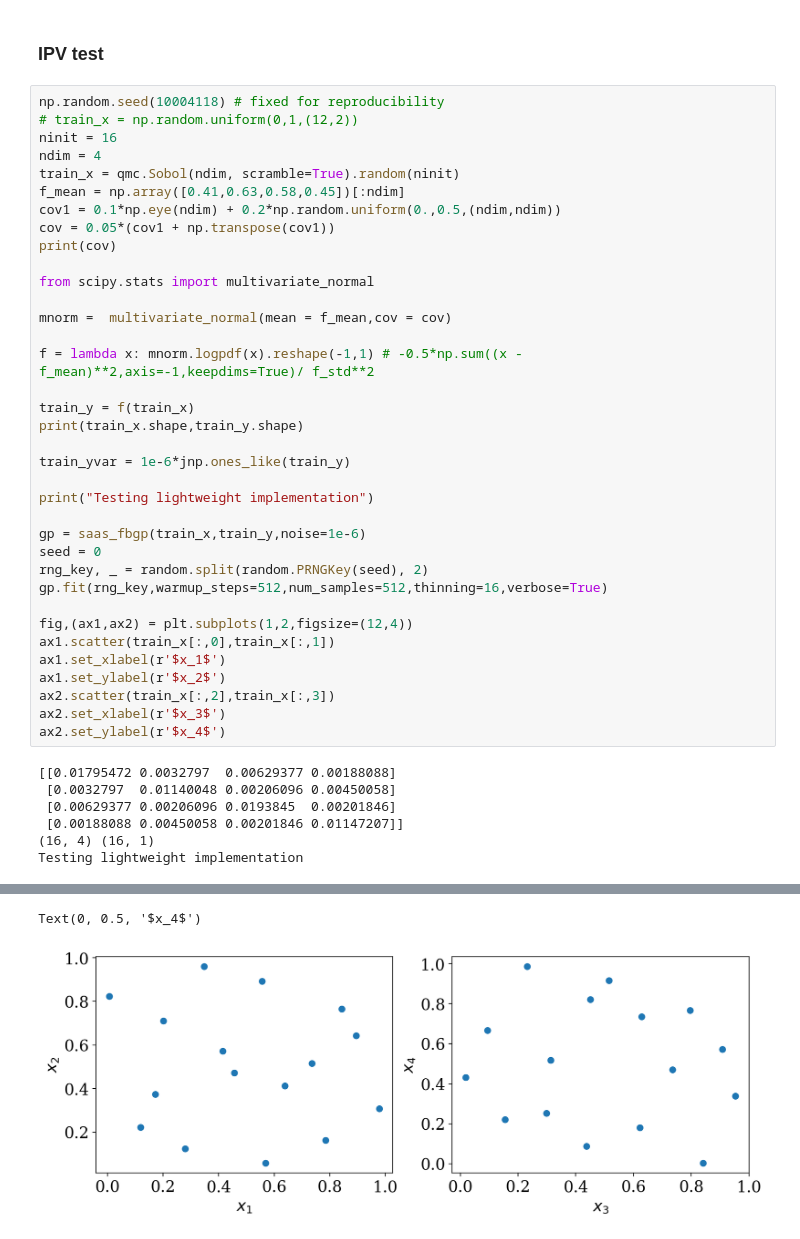
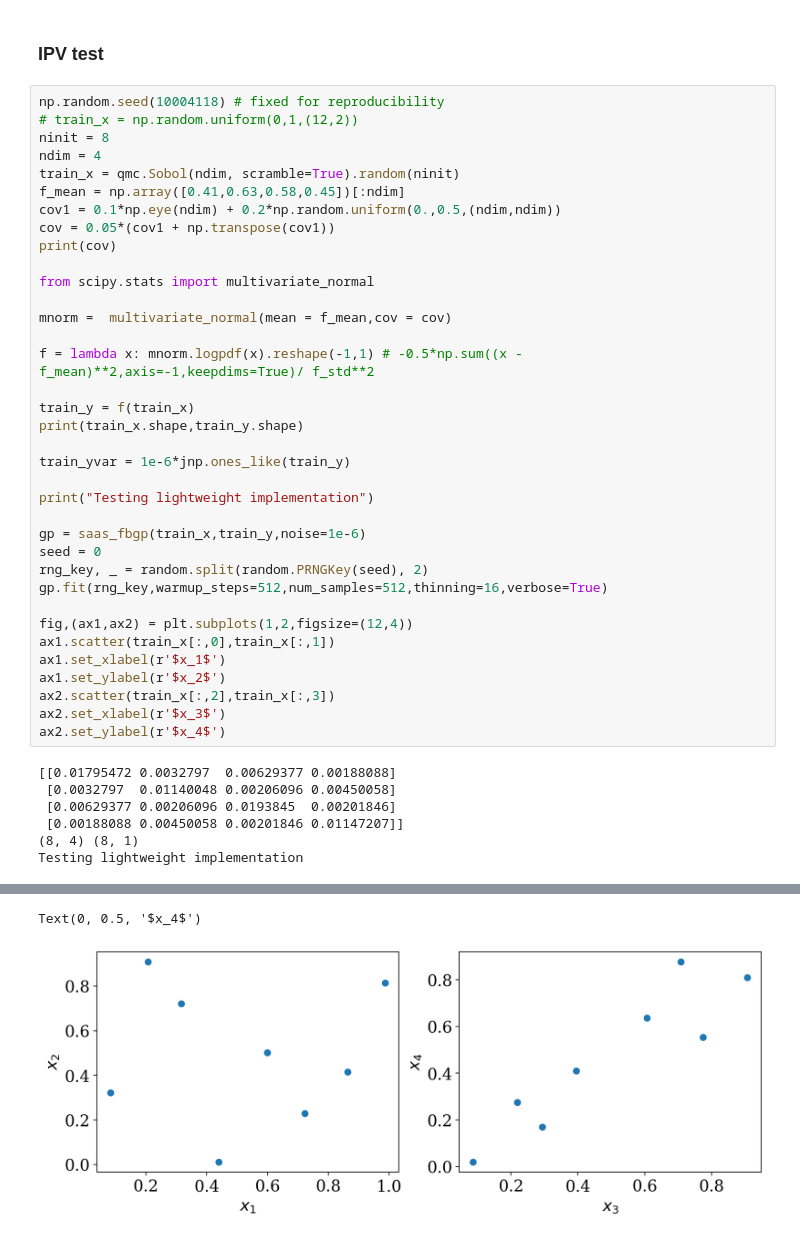
Before and after one commit to Ameek94/BOBE, a Jupyter notebook: examples/Gaussian_4D.ipynb, the cells around one changed output, grey strips where cells are left out. Saved outputs shown, nothing was run; the diff lists cells and outputs as text.

```diff
--- a/examples/Gaussian_4D.ipynb
+++ b/examples/Gaussian_4D.ipynb
@@ -260,7 +180,7 @@ Removed no burn in
 # %%
 np.random.seed(10004118) # fixed for reproducibility
 # train_x = np.random.uniform(0,1,(12,2))
-ninit = 16
+ninit = 8
 ndim = 4
 train_x = qmc.Sobol(ndim, scramble=True).random(ninit)
 f_mean = np.array([0.41,0.63,0.58,0.45])[:ndim]
@@ -298,5 +218,5 @@ ax2.set_ylabel(r'$x_4$')
  [0.0032797  0.01140048 0.00206096 0.00450058]
  [0.00629377 0.00206096 0.0193845  0.00201846]
  [0.00188088 0.00450058 0.00201846 0.01147207]]
-(16, 4) (16, 1)
+(8, 4) (8, 1)
 Testing lightweight implementation
@@ -315,7 +235,7 @@ _kernel_inv_length_sq[3]      2.66      1.75      2.30      0.46      4.36     6
 
 Number of divergences: 0
 Text(0, 0.5, '$x_4$')
-[figure, old version]
+[figure, new version]
 # %%
 nsteps = 16 # 32
 mc_points_size = 16
```
Also changed, not shown: parts of 10 cells of this notebook, 4 other files.
